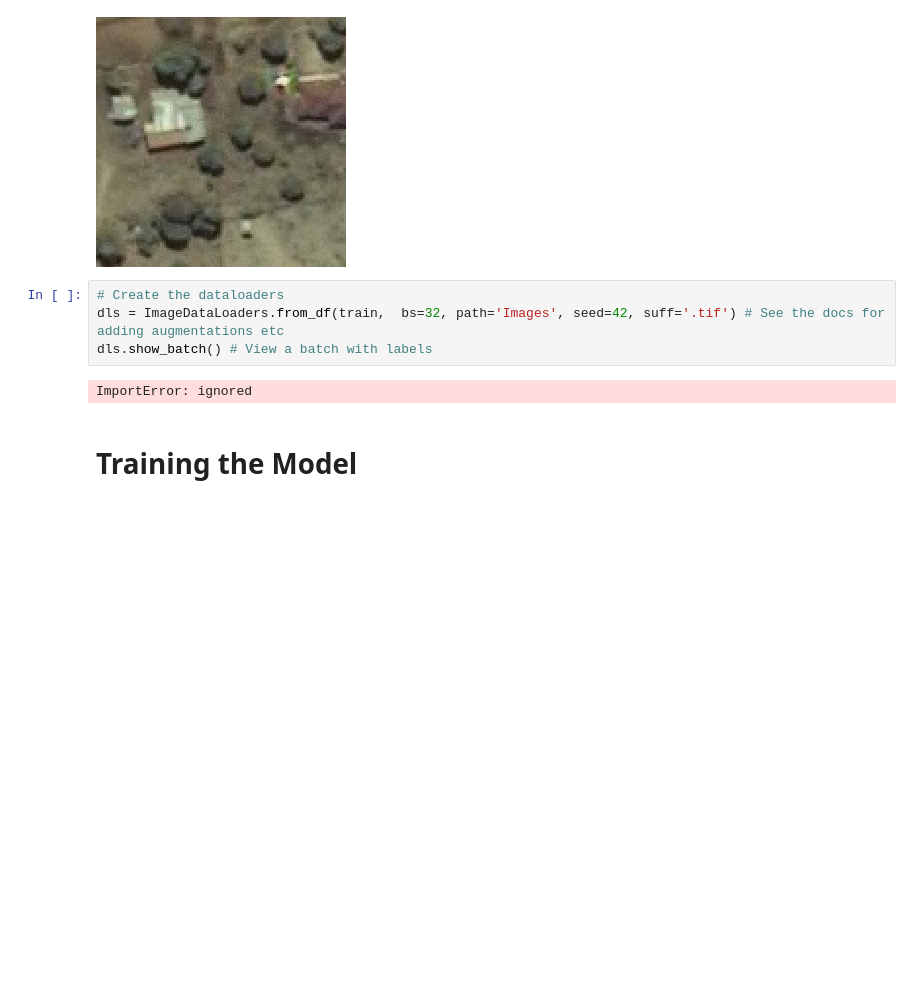
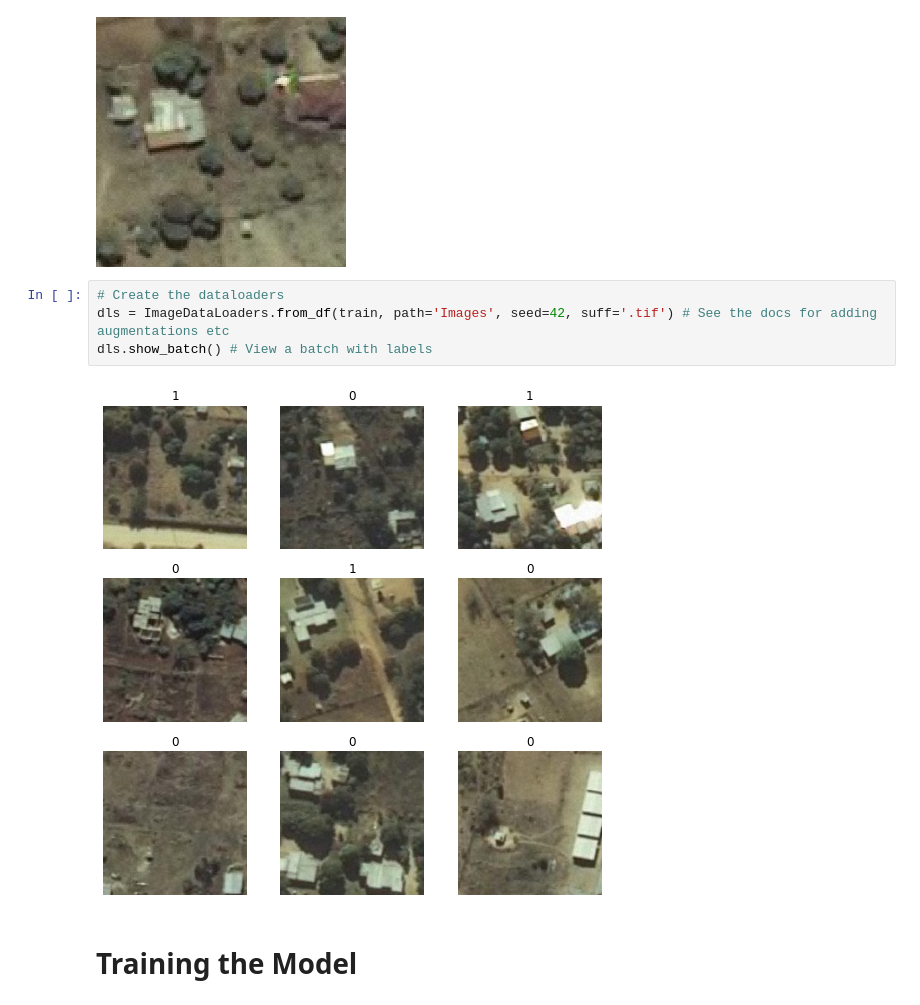
Before and after one commit to JONNY-ME/zindi-RSI, a Jupyter notebook: StarterNB_RoadSegment.ipynb, the cells around one changed output. Saved outputs shown, nothing was run; the diff lists cells and outputs as text; blank space fills up the shorter version.

```diff
--- a/StarterNB_RoadSegment.ipynb
+++ b/StarterNB_RoadSegment.ipynb
@@ -42,9 +43,9 @@ Image.open('Images/ID_01c6i2wd.tif') # View one image and check the files are pr
 [figure]
 # %%
 # Create the dataloaders
-dls = ImageDataLoaders.from_df(train,  bs=32, path='Images', seed=42, suff='.tif') # See the docs for adding augmentations etc
+dls = ImageDataLoaders.from_df(train, path='Images', seed=42, suff='.tif') # See the docs for adding augmentations etc
 dls.show_batch() # View a batch with labels
 # %% [output]
-ImportError: ignored
+[figure, added]
 # %% [markdown]
 # Training the Model
```
Also changed, not shown: parts of 9 cells of this notebook.
